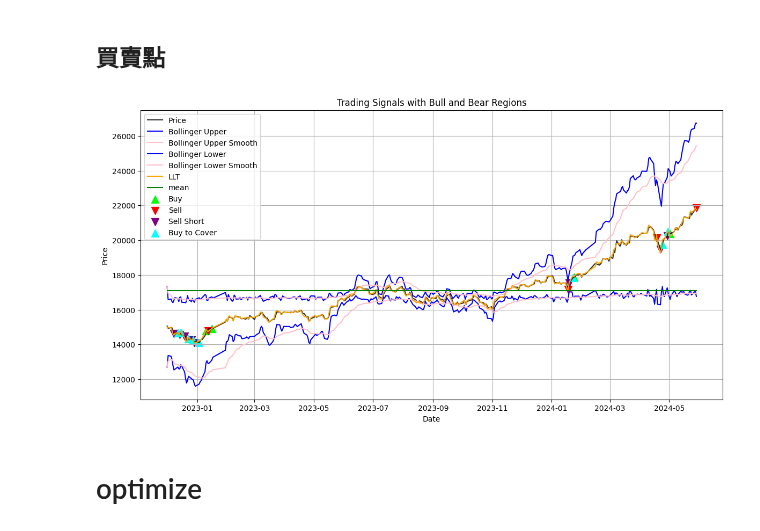
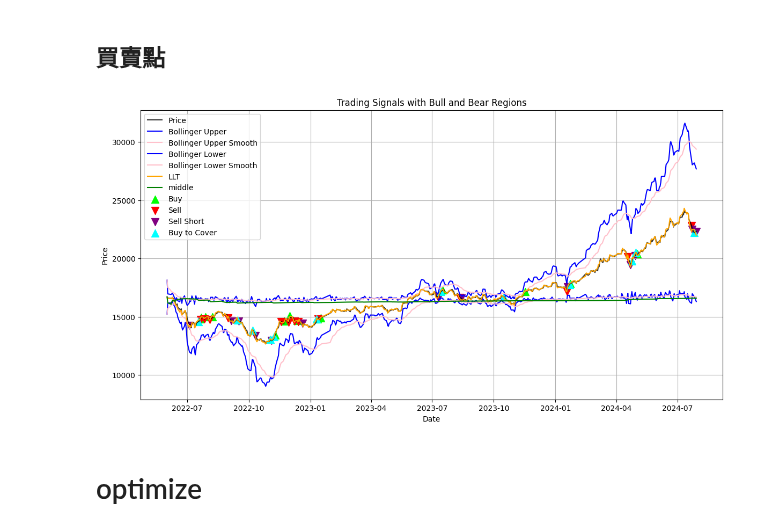
Before and after one commit to Xin95172/Quant_idea, a Jupyter notebook: llt.ipynb, the cells around one changed output. Saved outputs shown, nothing was run; the diff lists cells and outputs as text; code cells hidden in the pictures.

Commit message:
modified middle line

```diff
--- a/llt.ipynb
+++ b/llt.ipynb
@@ -21,7 +21,7 @@ df.columns = ['open', 'high', 'low', 'close', 'volume']
 '''
 
 ## 資料DataFrame
-df = yfin.download('^TWII', start = '2022-12-1', end = '2024-5-30')
+df = yfin.download('^TWII', start = '2022-6-1', end = '2024-7-30')
 df.columns = ['open', 'high', 'low', 'close', 'adj_close', 'volume']
 ## 計算資料DataFrame
 ret_df = pd.DataFrame(index = df.index)
@@ -135,8 +140,8 @@ for i in range(2, len(df)):
     if i == len(df) - 1:
         break
 
-    condition1 = (df['bolinger_upper_smooth'].iloc[i] - df['mean'].iloc[i]) > (df['mean'].iloc[i] - df['bolinger_lower_smooth'].iloc[i]) # 峰向上
-    condition2 = (df['bolinger_upper_smooth'].iloc[i] - df['mean'].iloc[i]) < (df['mean'].iloc[i] - df['bolinger_lower_smooth'].iloc[i]) # 峰向下
+    condition1 = (df['bolinger_upper_smooth'].iloc[i] - df['middle'].iloc[i]) > (df['middle'].iloc[i] - df['bolinger_lower_smooth'].iloc[i]) # 峰向上
+    condition2 = (df['bolinger_upper_smooth'].iloc[i] - df['middle'].iloc[i]) < (df['middle'].iloc[i] - df['bolinger_lower_smooth'].iloc[i]) # 峰向下
     condition3 = (df['bolinger_upper_smooth'].iloc[i] - df['bolinger_upper_smooth'].iloc[i - 1]) > 0 # 上軌向上
     condition4 = (df['bolinger_upper_smooth'].iloc[i] - df['bolinger_upper_smooth'].iloc[i - 1]) < 0 # 上軌向下
     condition5 = (df['bolinger_lower_smooth'].iloc[i] - df['bolinger_lower_smooth'].iloc[i - 1]) > 0 # 下軌向上
@@ -147,8 +152,8 @@ for i in range(2, len(df)):
     # 進出場邏輯
     entryLong = (df['llt_slope'].iloc[i] > 0) & (((df['upper_rise'].iloc[i] == True) & (condition1)) | ((df['lower_rise'].iloc[i] == True) & (condition2)))
     exitLong = (df['llt_slope'].iloc[i] < 0) & (((df['upper_down'].iloc[i] == True) & (condition1)) | ((df['lower_down'].iloc[i] == True) & (condition2)))
-    entryShort = (df['llt_slope'].iloc[i] < 0) & ((df['lower_down'].iloc[i] == True) | (df['upper_down'].iloc[i] == True))
-    exitShort = (df['llt_slope'].iloc[i] > 0) & ((df['upper_rise'].iloc[i] == True) | (df['lower_rise'].iloc[i] == True))
+    entryShort = (df['llt_slope'].iloc[i] < 0) & (((df['upper_down'].iloc[i] == True) & (condition1)) | ((df['lower_down'].iloc[i] == True) & (condition2)))
+    exitShort = (df['llt_slope'].iloc[i] > 0) & (((df['upper_rise'].iloc[i] == True) & (condition1)) | ((df['lower_rise'].iloc[i] == True) & (condition2)))
 
     print(f'{df.index[i]}, state : {BS}, position : {ret_df["position"].iloc[i]}')
 
@@ -160,7 +165,7 @@ for i in range(2, len(df)):
                 ret_df.loc[ret_df.index[t], 'buy'] = t
                 ret_df.loc[ret_df.index[t], 'buy_price'] = df['open'].iloc[t]
                 ret_df.loc[ret_df.index[t], 'position'] += 1
-                print(f'entryLong at {df.index[t]}')
+                # print(f'entryLong at {df.index[t]}')
 
         elif df['Bear'].iloc[i]:
             if entryShort:
@@ -169,12 +174,12 @@ for i in range(2, len(df)):
                 ret_df.loc[ret_df.index[t], 'sellshort'] = t
                 ret_df.loc[ret_df.index[t], 'short_price'] = df['open'].iloc[t]
                 ret_df.loc[ret_df.index[t], 'position'] -= 1
-                print(f'entryShort at {df.index[t]}')
+                # print(f'entryShort at {df.index[t]}')
 
     elif BS == 'B':
 
         ret_df.loc[ret_df.index[i + 1], 'position'] = ret_df.loc[ret_df.index[i], 'position']
-        print('keep the same position')
+        # print('keep the same position')
         profit = 200 * (df['open'].iloc[i + 1] - df['open'].iloc[i]) * ret_df['position'].iloc[i + 1]
         ret_df.loc[ret_df.index[i], 'profit_list'] = profit
 
@@ -185,7 +190,7 @@ for i in range(2, len(df)):
             ret_df.loc[ret_df.index[i], 'profit_fee_list'] = profit_fee
             ret_df.loc[ret_df.index[i + 1], 'sell_price'] = df['open'].iloc[i + 1]
             ret_df.loc[ret_df.index[i + 1], 'sell'] = i + 1
-            print(f'exit at {df.index[i + 1]}')
+            # print(f'exit at {df.index[i + 1]}')
             BS = None
 
             ret_df.loc[ret_df.index[i + 1], 'profit_fee_list_realized'] = pl_round - feePaid * 2
@@ -200,16 +205,16 @@ for i in range(2, len(df)):
                 ret_df.loc[ret_df.index[i + 1], 'sell_price'] = df['open'].iloc[i + 1]
                 ret_df.loc[ret_df.index[i + 1], 'sell'] = i + 1
                 BS = None
-                print(f'sell at {df.index[i + 1]}')
+                # print(f'sell at {df.index[i + 1]}')
 
         else:
             profit_fee = profit
             ret_df.loc[ret_df.index[i], 'profit_fee_list'] = profit_fee
-            print(f'record profit fee {df.index[i]}')
+            # print(f'record profit fee {df.index[i]}')
 
     elif BS == 'S':
         ret_df.loc[ret_df.index[i + 1], 'position'] = ret_df.loc[ret_df.index[i], 'position']
-        print('keep the same position')
+        # print('keep the same position')
         profit = 200 * (df['open'].iloc[i + 1] - df['open'].iloc[i]) * ret_df['position'].iloc[i + 1]
         ret_df.loc[ret_df.index[i], 'profit_list'] = profit
 
@@ -235,11 +240,11 @@ for i in range(2, len(df)):
                 ret_df.loc[ret_df.index[i + 1], 'sell_price'] = df['open'].iloc[i + 1]
                 ret_df.loc[ret_df.index[i + 1], 'sell'] = i + 1
                 BS = None
-                print(f'buytocover at {df.index[i + 1]}')
+                # print(f'buytocover at {df.index[i + 1]}')
         else:
             profit_fee = profit
             ret_df.loc[ret_df.index[i], 'profit_fee_list'] = profit_fee
-            print(f'record profit fee {df.index[i]}')
+            # print(f'record profit fee {df.index[i]}')
 
     else:
         print('error')
@@ -434,38 +364,38 @@ plt.plot(df.index, df['bolinger_lower_smooth'], label='Bollinger Lower Smooth',
 plt.plot(df.index, df['llt'], label='LLT', color='orange')
 
 # 绘制中线
-plt.plot(df.index, df['mean'], label='mean', color='green')
+plt.plot(df.index, df['middle'], label='middle', color='green')
 
 # # 绘制买入点
 plt.scatter(buy_points.index, df['open'].loc[buy_points.index], color='lime', marker='^', label='Buy', s=100)
 
 # # 绘制卖出点
 plt.scatter(sell_points.index, df['open'].loc[sell_points.index], color='red', marker='v', label='Sell', s=100)
 
 # # 绘制卖空点
 plt.scatter(sellshort_points.index, df['open'].loc[sellshort_points.index], color='purple', marker='v', label='Sell Short', s=100)
 
 # # 绘制买回点
 plt.scatter(buytocover_points.index, df['open'].loc[buytocover_points.index], color='cyan', marker='^', label='Buy to Cover', s=100)
 
 # # 绘制 Bull 和 Bear 区域
 # bull_region_label_shown = False
 # bear_region_label_shown = False
 # for i in range(1, len(df)):
 #     if df['Bull'].iloc[i]:
 #         plt.fill_between(df.index[i-1:i+1], df['open'].min(), df['open'].max(), color='lightgreen', alpha=0.5, label='Bull Region' if not bull_region_label_shown else "")
 #         bull_region_label_shown = True
 #     if df['Bear'].iloc[i]:
 #         plt.fill_between(df.index[i-1:i+1], df['open'].min(), df['open'].max(), color='lightcoral', alpha=0.5, label='Bear Region' if not bear_region_label_shown else "")
 #         bear_region_label_shown = True
 
 # 添加图例、标题和标签
 plt.legend()
 plt.title('Trading Signals with Bull and Bear Regions')
 plt.xlabel('Date')
 plt.ylabel('Price')
 plt.grid(True)
 plt.show()
 # %% [output]
-[figure, old version]
+[figure, new version]
 # %%
```
Also changed, not shown: parts of 9 cells of this notebook, 1 other file.
